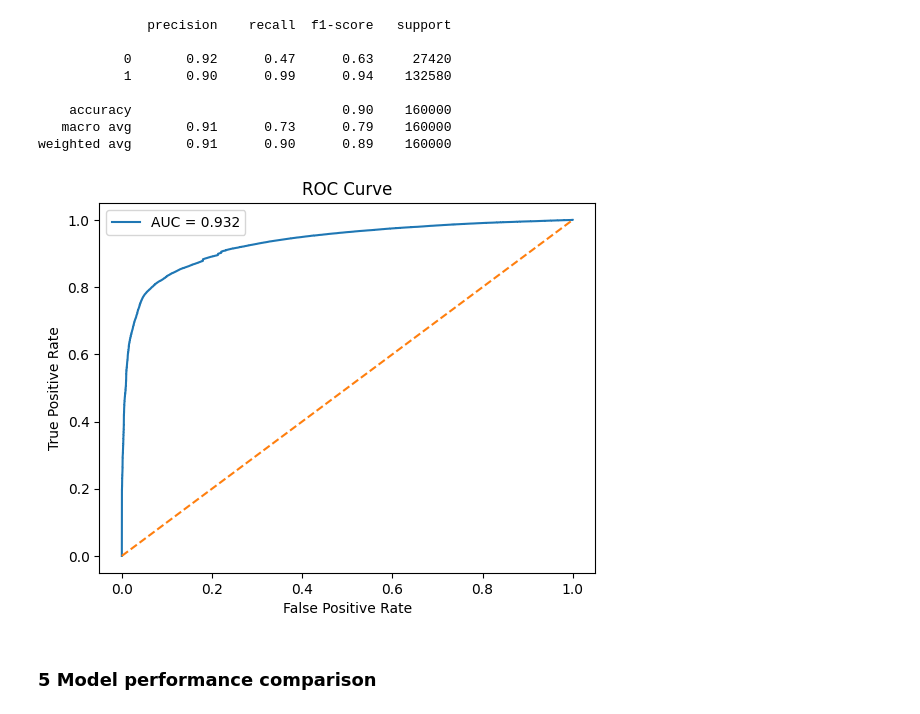
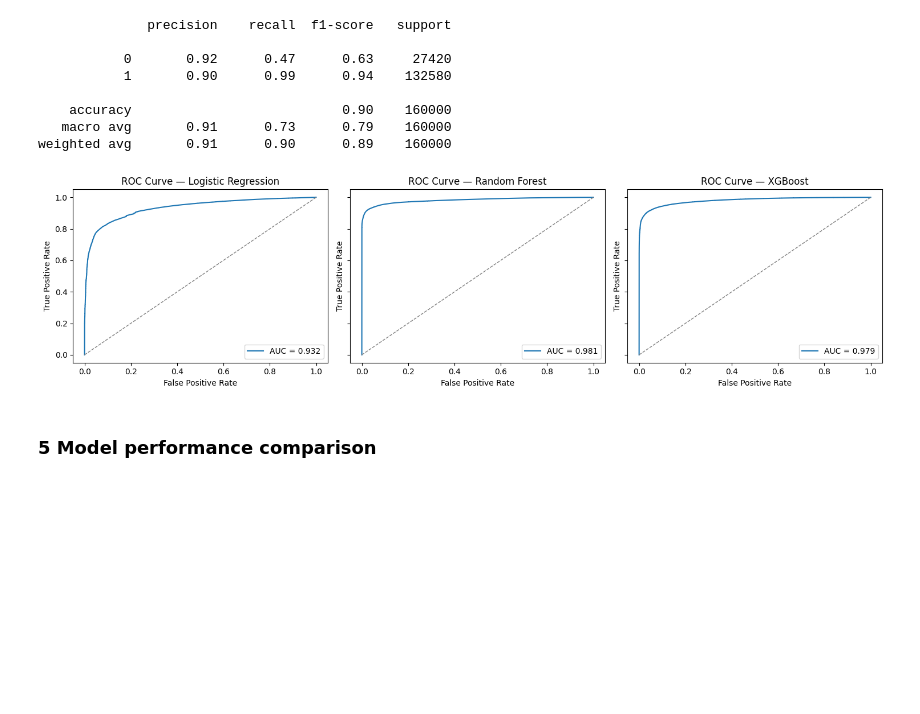
Before and after one commit to girishchanderkalia/ml-ou, a Jupyter notebook: notebook.ipynb, the cells around one changed output. Cells and saved outputs as stored; diff of their text form; code cells hidden in the pictures; blank space fills up the shorter version.

Commit message:
Update ROC subplot titles and notebook fixes

```diff
--- a/notebook.ipynb
+++ b/notebook.ipynb
@@ -361,23 +361,34 @@ print(classification_report(y_test, preds_xgb))
    macro avg       0.91      0.73      0.79    160000
 weighted avg       0.91      0.90      0.89    160000
 # %%
-# ROC curve
+# ROC subplots: Logistic Regression vs Random Forest vs XGBoost
 from sklearn.metrics import roc_curve, auc
 import matplotlib.pyplot as plt
 
-probs = logreg.predict_proba(X_test_scaled)[:,1]
-fpr, tpr, _ = roc_curve(y_test, probs)
-roc_auc = auc(fpr, tpr)
+fig, axes = plt.subplots(1, 3, figsize=(15, 4), sharex=True, sharey=True)
 
-plt.plot(fpr, tpr, label=f"AUC = {roc_auc:.3f}")
-plt.plot([0,1], [0,1], linestyle="--")
-plt.xlabel("False Positive Rate")
-plt.ylabel("True Positive Rate")
-plt.title("ROC Curve")
-plt.legend()
+models = [
+    ("Logistic Regression", logreg, X_test_scaled),
+    ("Random Forest", rf, X_test),
+    ("XGBoost", xgb, X_test),
+]
+
+for ax, (name, model, X_eval) in zip(axes, models):
+    probs = model.predict_proba(X_eval)[:, 1]
+    fpr, tpr, _ = roc_curve(y_test, probs)
+    roc_auc = auc(fpr, tpr)
+
+    ax.plot(fpr, tpr, label=f"AUC = {roc_auc:.3f}")
+    ax.plot([0, 1], [0, 1], linestyle="--", color="gray", linewidth=1)
+    ax.set_title(f"ROC Curve — {name}")
+    ax.set_xlabel("False Positive Rate")
+    ax.set_ylabel("True Positive Rate")
+    ax.legend(loc="lower right")
+
+plt.tight_layout()
 plt.show()
 # %% [output]
-[figure, old version]
+[figure, new version]
 # %% [markdown]
 ### 5 Model performance comparison
 # %%
```
Also changed, not shown: parts of 2 cells of this notebook.
